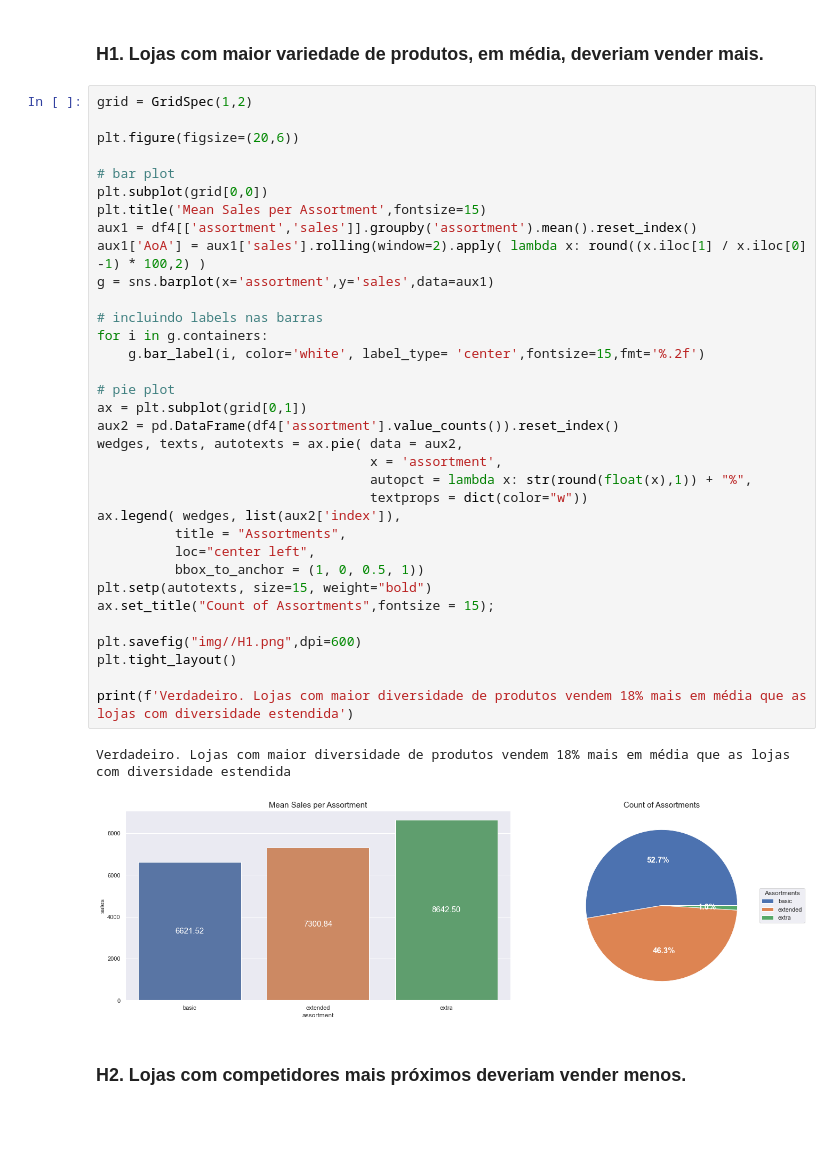
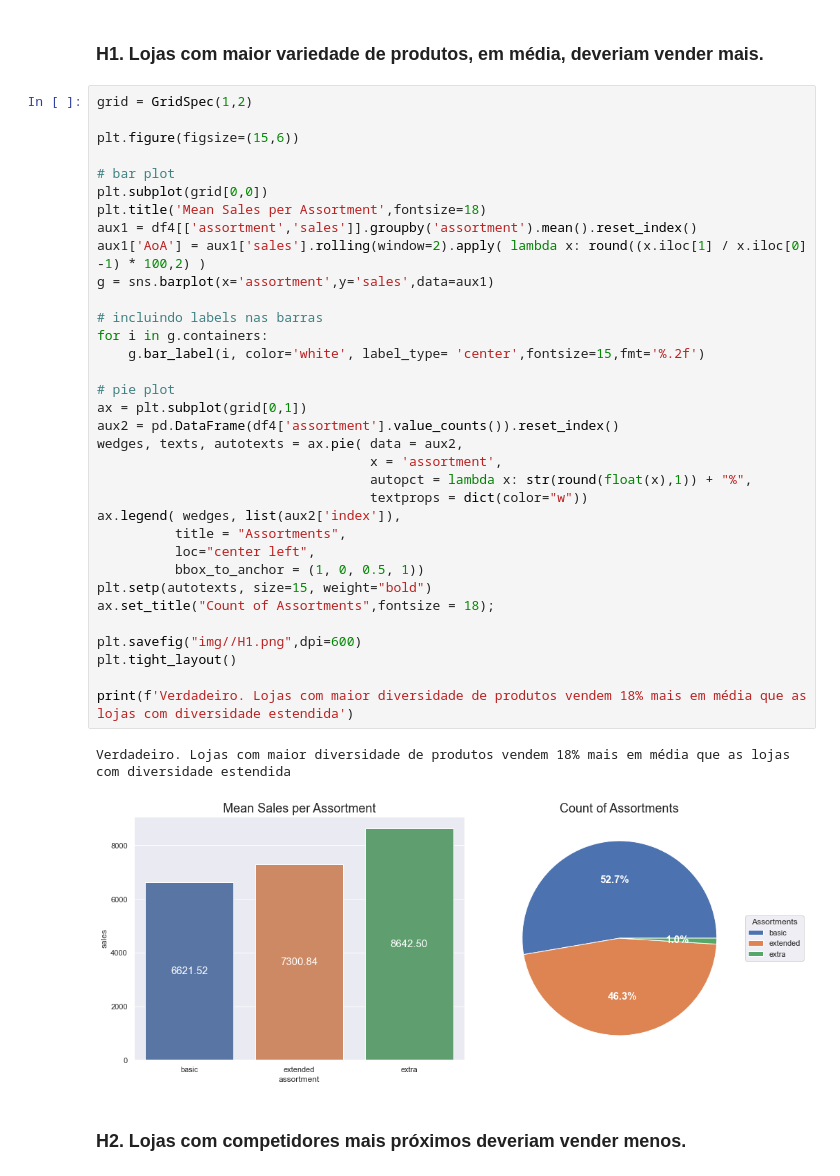
Before and after one commit to ArthurMesquita96/Rossmann-Predict-Sales, a Jupyter notebook: store_sales_predicton.ipynb, the cells around one changed output. Saved outputs shown, nothing was run; the diff lists cells and outputs as text; blank space fills up the shorter version.

Commit message:
update graphs and gif

```diff
--- a/store_sales_predicton.ipynb
+++ b/store_sales_predicton.ipynb
@@ -712,40 +712,40 @@ plt.tight_layout()
 # %%
 grid = GridSpec(1,2)
 
-plt.figure(figsize=(20,6))
+plt.figure(figsize=(15,6))
 
 # bar plot
 plt.subplot(grid[0,0])
-plt.title('Mean Sales per Assortment',fontsize=15)
+plt.title('Mean Sales per Assortment',fontsize=18)
 aux1 = df4[['assortment','sales']].groupby('assortment').mean().reset_index()
 aux1['AoA'] = aux1['sales'].rolling(window=2).apply( lambda x: round((x.iloc[1] / x.iloc[0] -1) * 100,2) )
 g = sns.barplot(x='assortment',y='sales',data=aux1)
 
 # incluindo labels nas barras
 for i in g.containers:
     g.bar_label(i, color='white', label_type= 'center',fontsize=15,fmt='%.2f')
 
 # pie plot
 ax = plt.subplot(grid[0,1])
 aux2 = pd.DataFrame(df4['assortment'].value_counts()).reset_index()
 wedges, texts, autotexts = ax.pie( data = aux2,
                                    x = 'assortment',
                                    autopct = lambda x: str(round(float(x),1)) + "%",
                                    textprops = dict(color="w"))
 ax.legend( wedges, list(aux2['index']),
           title = "Assortments",
           loc="center left",
           bbox_to_anchor = (1, 0, 0.5, 1))
 plt.setp(autotexts, size=15, weight="bold")
-ax.set_title("Count of Assortments",fontsize = 15);
+ax.set_title("Count of Assortments",fontsize = 18);
 
 plt.savefig("img//H1.png",dpi=600)
 plt.tight_layout()
 
 print(f'Verdadeiro. Lojas com maior diversidade de produtos vendem 18% mais em média que as lojas com diversidade estendida')
 # %% [output]
 Verdadeiro. Lojas com maior diversidade de produtos vendem 18% mais em média que as lojas com diversidade estendida
-[figure, old version]
+[figure, new version]
 # %% [markdown]
 ### **H2.** Lojas com competidores mais próximos deveriam vender menos.
 # %%
```
Also changed, not shown: parts of 2 cells of this notebook, 4 other files.
